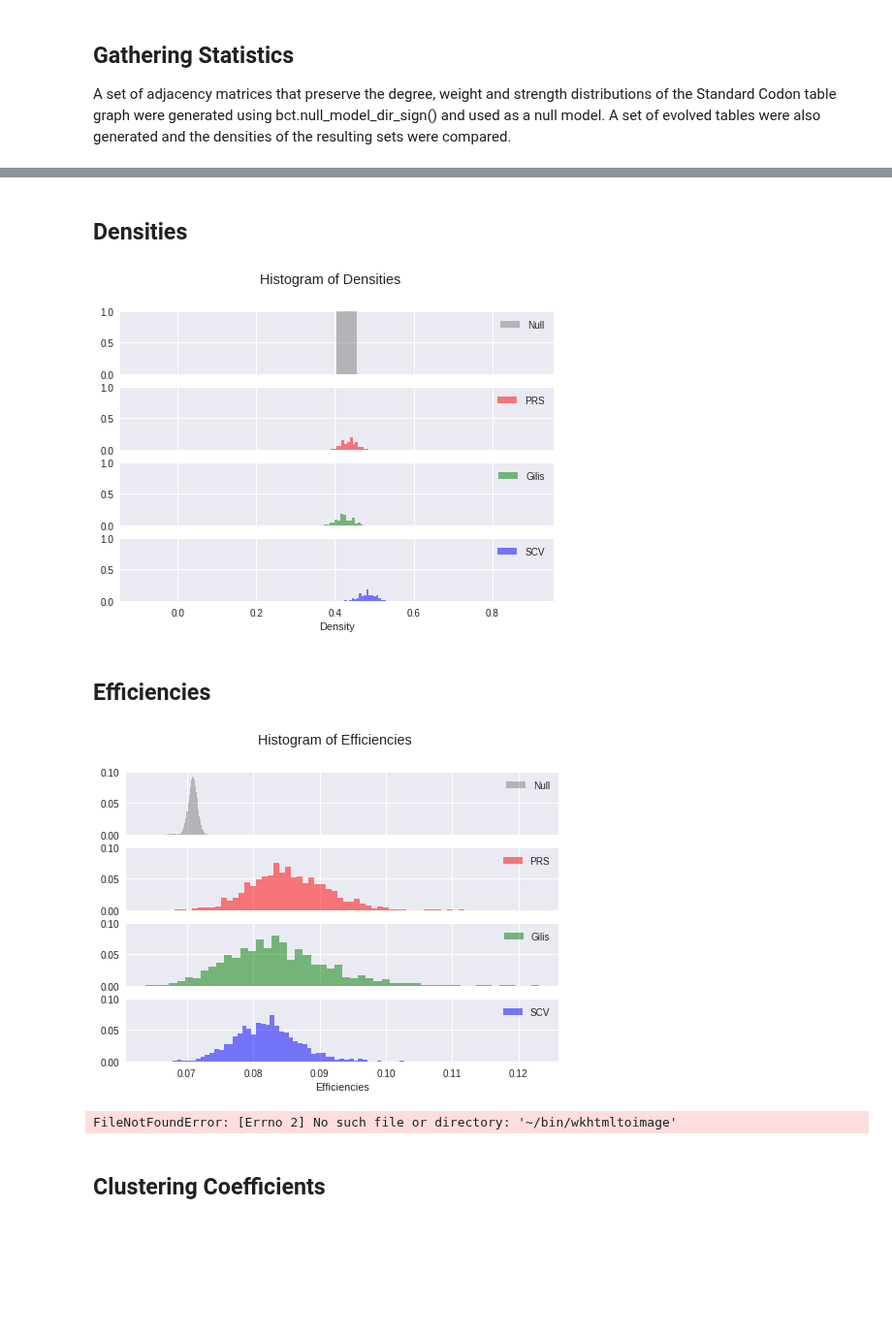
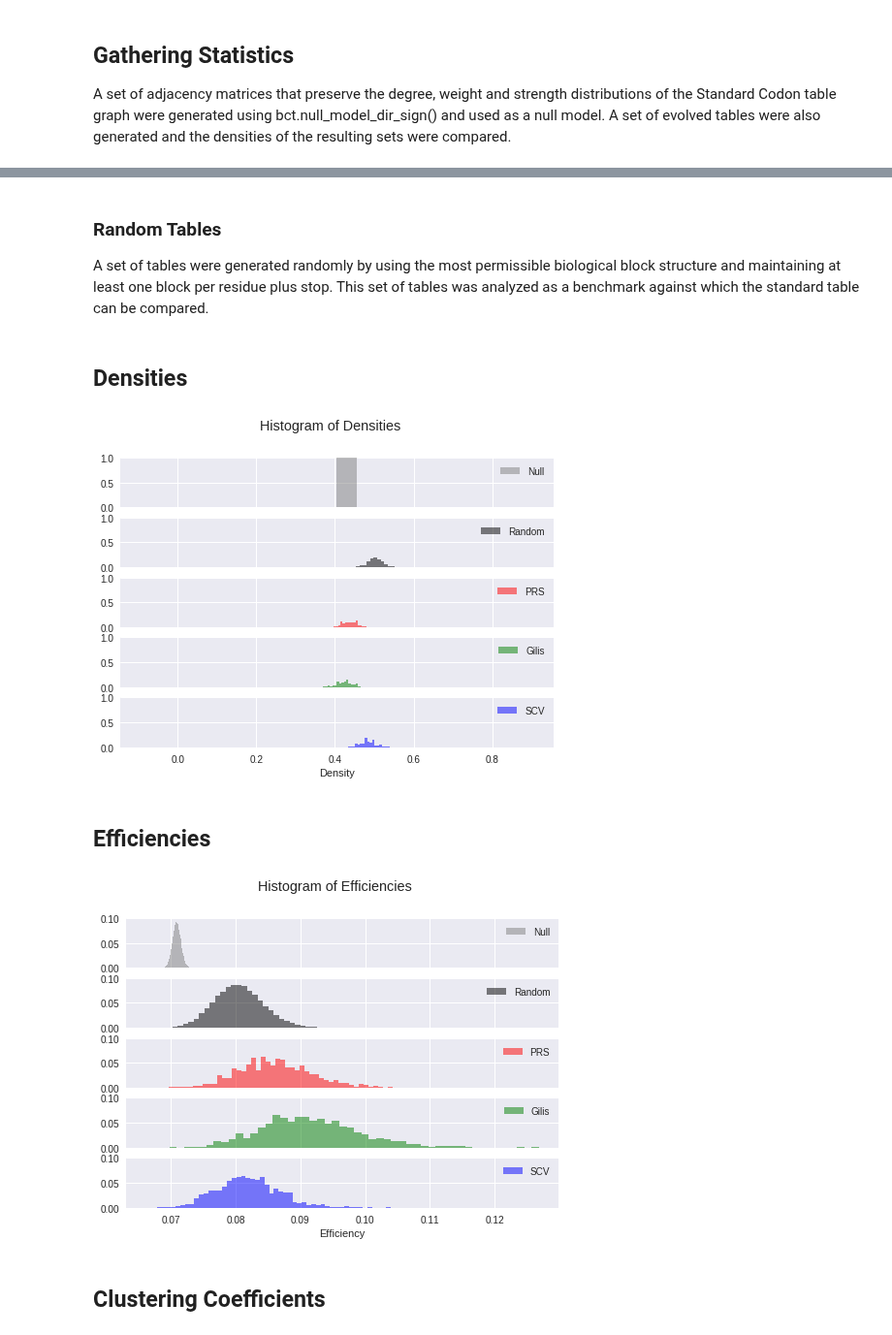
Before and after one commit to EndyLab/codon-tables, a Jupyter notebook: network_stats.ipynb, the cells around one changed output, grey strips where cells are left out. Shown at 97% size. Drawn from its saved outputs; the diff is of its cells as text; code cells hidden in the pictures; blank space fills up the shorter version.

```diff
--- a/network_stats.ipynb
+++ b/network_stats.ipynb
@@ -66,5 +65,5 @@ for i in range(N):
 # %%
 # pickle resulting statistics so they don't have to be re calculated
-stats = [densities, efficiencies, clustCoeff, modularities, assortativities]
-with open('res/SCV.pickle', 'wb') as handle:
+stats = [densities, efficiencies, clustCoeff, modularities, assortativities, silencicities]
+with open('res/Gilis.pickle', 'wb') as handle:
     pickle.dump(stats, handle)
@@ -97,3 +129,6 @@ for i in range(N):
 stats = [null_densities, null_efficiencies, null_clustCoeff, null_modularities, null_assortativities]
 with open('res/null.pickle', 'wb') as handle:
     pickle.dump(stats, handle)
+# %% [markdown]
+### Random Tables
+A set of tables were generated randomly by using the most permissible biological block structure and maintaining at least one block per residue plus stop. This set of tables was analyzed as a benchmark against which the standard table can be compared.
@@ -100,3 +161,8 @@ with open('res/null.pickle', 'wb') as handle:
+# %%
+# pickle resulting statistics so they don't have to be re calculated
+stats = [densities, efficiencies, clustCoeff, modularities, assortativities, silencicities]
+with open('res/rand.pickle', 'wb') as handle:
+    pickle.dump(stats, handle)
 # %%
 ## Visualize the data!!
 
@@ -116,20 +185,22 @@ with open('res/null.pickle', 'rb') as handle:
 ## Densities
 # %%
 # plot histograms
-fig, axarr = plt.subplots(4, sharex=True)
+fig, axarr = plt.subplots(5, sharex=True)
 null_weights = np.ones_like(null_densities)/float(len(null_densities))
+rand_weights = np.ones_like(rand_densities)/float(len(rand_densities))
 evo_weights = np.ones_like(PRS_densities)/float(len(PRS_densities))
 axarr[0].hist(null_densities, 20, weights=null_weights, color='grey', alpha=0.5, label='Null')
-axarr[1].hist(PRS_densities, 20, weights=evo_weights, color='red', alpha=0.5, label='PRS')
-axarr[2].hist(Gilis_densities, 20, weights=evo_weights, color='green', alpha=0.5, label='Gilis')
-axarr[3].hist(SCV_densities, 20, weights=evo_weights, color='blue', alpha=0.5, label='SCV')
+axarr[1].hist(rand_densities, 20, weights=rand_weights, color='black', alpha=0.5, label='Random')
+axarr[2].hist(PRS_densities, 20, weights=evo_weights, color='red', alpha=0.5, label='PRS')
+axarr[3].hist(Gilis_densities, 20, weights=evo_weights, color='green', alpha=0.5, label='Gilis')
+axarr[4].hist(SCV_densities, 20, weights=evo_weights, color='blue', alpha=0.5, label='SCV')
 fig.suptitle('Histogram of Densities')
-for i in range(4):
+for i in range(5):
     h, l = axarr[i].get_legend_handles_labels()
     axarr[i].legend(h, l)
     axarr[i].set_ylim(0, 1)
 plt.xlabel('Density')
-#plt.savefig('../figs/density_stats.png', bbox_inches='tight')
+plt.savefig('../figs/density_stats.png', bbox_inches='tight')
 plt.show()
 
 ###################
@@ -137,16 +208,19 @@ plt.show()
 ###################
 
 # test if distributions are identical to null
+D_dens_rand, p_dens_rand = stats.ks_2samp(rand_densities, null_densities)
 D_dens_PRS, p_dens_PRS = stats.ks_2samp(PRS_densities, null_densities)
 D_dens_Gilis, p_dens_Gilis = stats.ks_2samp(Gilis_densities, null_densities)
 D_dens_SCV, p_dens_SCV = stats.ks_2samp(SCV_densities, null_densities)
 # test if means are different
+Z_dens_rand, U_dens_rand = stats.ranksums(rand_densities, null_densities)
 Z_dens_PRS, U_dens_PRS = stats.ranksums(PRS_densities, null_densities)
 Z_dens_Gilis, U_dens_Gilis = stats.ranksums(Gilis_densities, null_densities)
 Z_dens_SCV, U_dens_SCV = stats.ranksums(SCV_densities, null_densities)
 # package into pandas dataframe for representation
 index = ['KS Statistic', 'KS p-Val','Wilcoxon Z Statistic', 'Wilcoxon U-Val']
 dict = {
+    'Randomly Generated' : [D_dens_rand, p_dens_rand, Z_dens_rand, U_dens_rand],
     'PRS' : [D_dens_PRS, p_dens_PRS, Z_dens_PRS, U_dens_PRS],
     'Gilis' : [D_dens_Gilis, p_dens_Gilis, Z_dens_Gilis, U_dens_Gilis],
     'SCV' : [D_dens_SCV, p_dens_SCV, Z_dens_SCV, U_dens_SCV]
@@ -154,51 +228,55 @@ dict = {
 dens_stats = pd.DataFrame(dict, index=index)
 dens_stats.to_html('res/dens_stats.html')
 # %% [output]
-[figure, old version]
+[figure, new version]
 # %% [markdown]
 ## Efficiencies
 # %%
 # plot histograms
-fig, axarr = plt.subplots(4, sharex=True)
+fig, axarr = plt.subplots(5, sharex=True)
 null_weights = np.ones_like(null_efficiencies)/float(len(null_efficiencies))
+rand_weights = np.ones_like(rand_efficiencies)/float(len(rand_efficiencies))
 evo_weights = np.ones_like(PRS_efficiencies)/float(len(PRS_efficiencies))
 axarr[0].hist(null_efficiencies, 50, weights=null_weights, color='grey', alpha=0.5, label='Null')
-axarr[1].hist(PRS_efficiencies, 50, weights=evo_weights, color='red', alpha=0.5, label='PRS')
-axarr[2].hist(Gilis_efficiencies, 50, weights=evo_weights, color='green', alpha=0.5, label='Gilis')
-axarr[3].hist(SCV_efficiencies, 50, weights=evo_weights, color='blue', alpha=0.5, label='SCV')
+axarr[1].hist(rand_efficiencies, 50, weights=rand_weights, color='black', alpha=0.5, label='Random')
+axarr[2].hist(PRS_efficiencies, 50, weights=evo_weights, color='red', alpha=0.5, label='PRS')
+axarr[3].hist(Gilis_efficiencies, 50, weights=evo_weights, color='green', alpha=0.5, label='Gilis')
+axarr[4].hist(SCV_efficiencies, 50, weights=evo_weights, color='blue', alpha=0.5, label='SCV')
 fig.suptitle('Histogram of Efficiencies')
-for i in range(4):
+for i in range(5):
     h, l = axarr[i].get_legend_handles_labels()
     axarr[i].legend(h, l)
     axarr[i].set_ylim(0, 0.1)
-plt.xlabel('Efficiencies')
-#plt.savefig('../figs/efficiency_stats.png', bbox_inches='tight')
+plt.xlabel('Efficiency')
+plt.savefig('../figs/efficiency_stats.png', bbox_inches='tight')
 plt.show()
 
 ###################
 ## do statistics ##
 ###################
 
 # test if distributions are identical to null
+D_eff_rand, p_eff_rand = stats.ks_2samp(rand_efficiencies, null_efficiencies)
 D_eff_PRS, p_eff_PRS = stats.ks_2samp(PRS_efficiencies, null_efficiencies)
 D_eff_Gilis, p_eff_Gilis = stats.ks_2samp(Gilis_efficiencies, null_efficiencies)
 D_eff_SCV, p_eff_SCV = stats.ks_2samp(SCV_efficiencies, null_efficiencies)
 # test if means are different
+Z_eff_rand, U_eff_rand = stats.ranksums(rand_efficiencies, null_efficiencies)
 Z_eff_PRS, U_eff_PRS = stats.ranksums(PRS_efficiencies, null_efficiencies)
 Z_eff_Gilis, U_eff_Gilis = stats.ranksums(Gilis_efficiencies, null_efficiencies)
 Z_eff_SCV, U_eff_SCV = stats.ranksums(SCV_efficiencies, null_efficiencies)
 # package into pandas dataframe for representation
 index = ['KS Statistic', 'KS p-Val','Wilcoxon Z Statistic', 'Wilcoxon U-Val']
 dict = {
+    'Randomly Generated' : [D_eff_rand, p_eff_rand, Z_eff_rand, U_eff_rand],
     'PRS' : [D_eff_PRS, p_eff_PRS, Z_eff_PRS, U_eff_PRS],
     'Gilis' : [D_eff_Gilis, p_eff_Gilis, Z_eff_Gilis, U_eff_Gilis],
     'SCV' : [D_eff_SCV, p_eff_SCV, Z_eff_SCV, U_eff_SCV]
 }
 eff_stats = pd.DataFrame(dict, index=index)
 eff_stats.to_html('res/eff_stats.html')
 # %% [output]
-[figure, old version]
+[figure, new version]
-FileNotFoundError: [Errno 2] No such file or directory: '~/bin/wkhtmltoimage'
 # %% [markdown]
 ## Clustering Coefficients
 # %%
```
Also changed, not shown: parts of 13 cells of this notebook, 14 other files.
